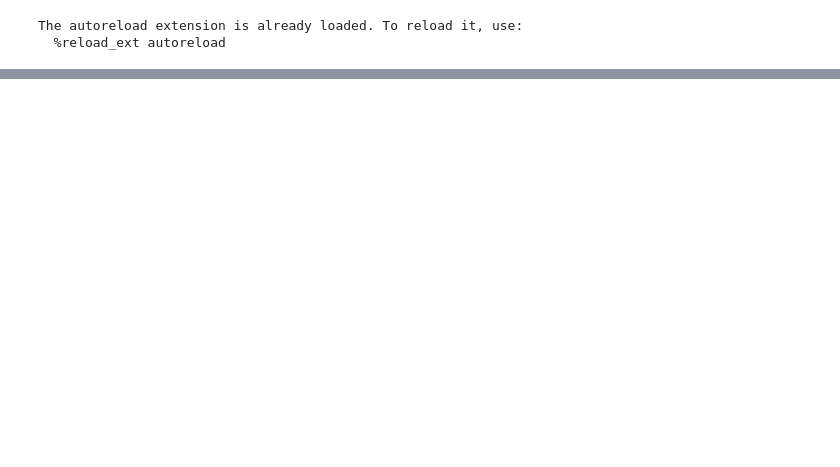
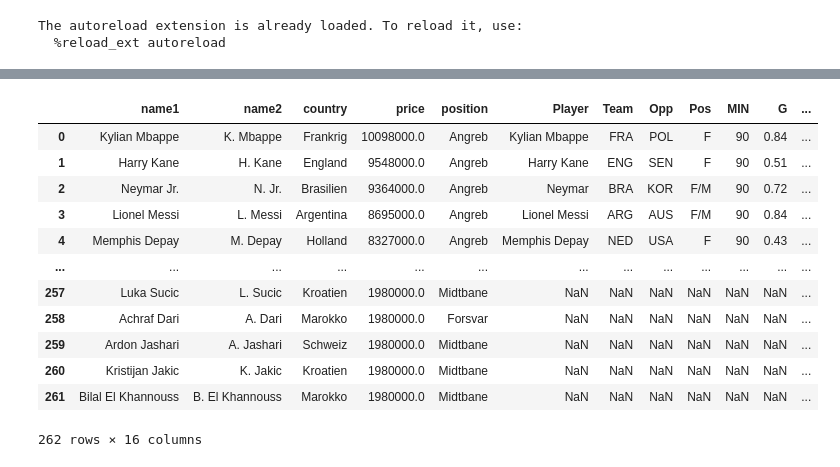
Before and after one commit to MathiasMSorensen/WC2022--Lineup-Optimizer, a Jupyter notebook: data_load.ipynb, the cells around one changed output, grey strips where cells are left out. Saved outputs shown, nothing was run; the diff lists cells and outputs as text; code cells hidden in the pictures; blank space fills up the shorter version.

```diff
--- a/data_load.ipynb
+++ b/data_load.ipynb
@@ -66,3 +75,19 @@ df_holdet["selected"] = ~df_holdet['G'].isna()
+# %%
+df_holdet
+# %% [output]
+|  | name1 | name2 | country | price | position | Player | Team | Opp | Pos | MIN | G | ... |
+| 0 | Kylian Mbappe | K. Mbappe | Frankrig | 10098000.0 | Angreb | Kylian Mbappe | FRA | POL | F | 90 | 0.84 | ... |
+| 1 | Harry Kane | H. Kane | England | 9548000.0 | Angreb | Harry Kane | ENG | SEN | F | 90 | 0.51 | ... |
+| 2 | Neymar Jr. | N. Jr. | Brasilien | 9364000.0 | Angreb | Neymar | BRA | KOR | F/M | 90 | 0.72 | ... |
+| 3 | Lionel Messi | L. Messi | Argentina | 8695000.0 | Angreb | Lionel Messi | ARG | AUS | F/M | 90 | 0.84 | ... |
+| 4 | Memphis Depay | M. Depay | Holland | 8327000.0 | Angreb | Memphis Depay | NED | USA | F | 90 | 0.43 | ... |
+| ... | ... | ... | ... | ... | ... | ... | ... | ... | ... | ... | ... | ... |
+| 257 | Luka Sucic | L. Sucic | Kroatien | 1980000.0 | Midtbane | NaN | NaN | NaN | NaN | NaN | NaN | ... |
+| 258 | Achraf Dari | A. Dari | Marokko | 1980000.0 | Forsvar | NaN | NaN | NaN | NaN | NaN | NaN | ... |
+| 259 | Ardon Jashari | A. Jashari | Schweiz | 1980000.0 | Midtbane | NaN | NaN | NaN | NaN | NaN | NaN | ... |
+| 260 | Kristijan Jakic | K. Jakic | Kroatien | 1980000.0 | Midtbane | NaN | NaN | NaN | NaN | NaN | NaN | ... |
+| 261 | Bilal El Khannouss | B. El Khannouss | Marokko | 1980000.0 | Midtbane | NaN | NaN | NaN | NaN | NaN | NaN | ... |
+262 rows × 16 columns
 # %%
 for country in df_holdet["country"].unique():
     xG_sum = df_holdet.loc[(df_holdet["country"]==country) & (df_holdet["selected"]),'G'].astype(float).sum()
```
Also changed, not shown: parts of 9 cells of this notebook, 2 other files.
